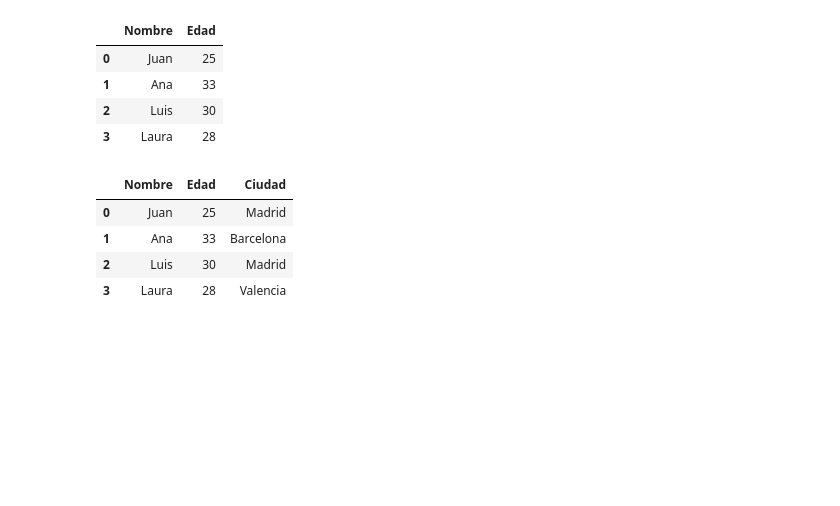
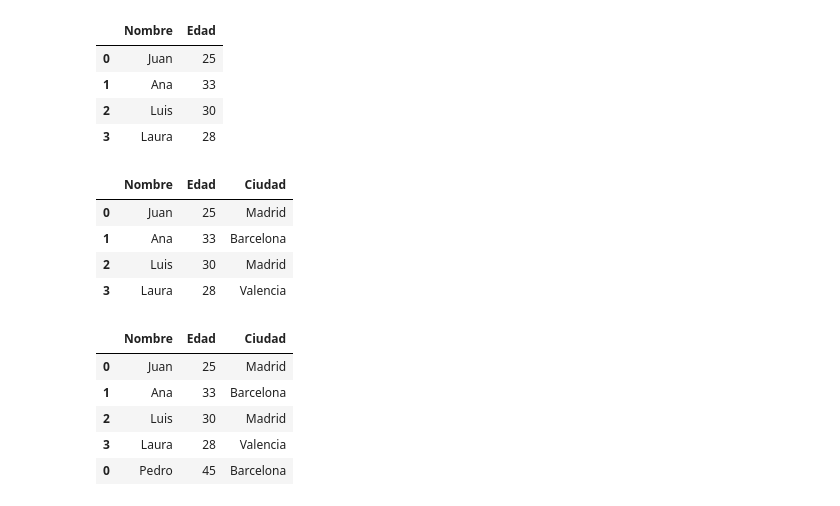
Before and after one commit to FlamInIFabrIzIo/Conceptos_DA, a Jupyter notebook: 1.ipynb, the cells around one changed output. Cells and saved outputs as stored; diff of their text form; code cells hidden in the pictures; blank space fills up the shorter version.

Commit message:
agregar una nueva fila sin modificar el df

```diff
--- a/1.ipynb
+++ b/1.ipynb
@@ -387,3 +387,17 @@ df
 | 1 | Ana | 33 | Barcelona |
 | 2 | Luis | 30 | Madrid |
 | 3 | Laura | 28 | Valencia |
+# %%
+#Agregar una nueva fila
+new_row = pd.Series({"Nombre":"Pedro", "Edad":45, "Ciudad":"Barcelona"})
+
+#Agregamos fila al dataframe
+df = pd.concat([df, new_row.to_frame().T]) #ignore_index = True funcion para ignorar el index
+df
+# %% [output]
+|  | Nombre | Edad | Ciudad |
+| 0 | Juan | 25 | Madrid |
+| 1 | Ana | 33 | Barcelona |
+| 2 | Luis | 30 | Madrid |
+| 3 | Laura | 28 | Valencia |
+| 0 | Pedro | 45 | Barcelona |
```
